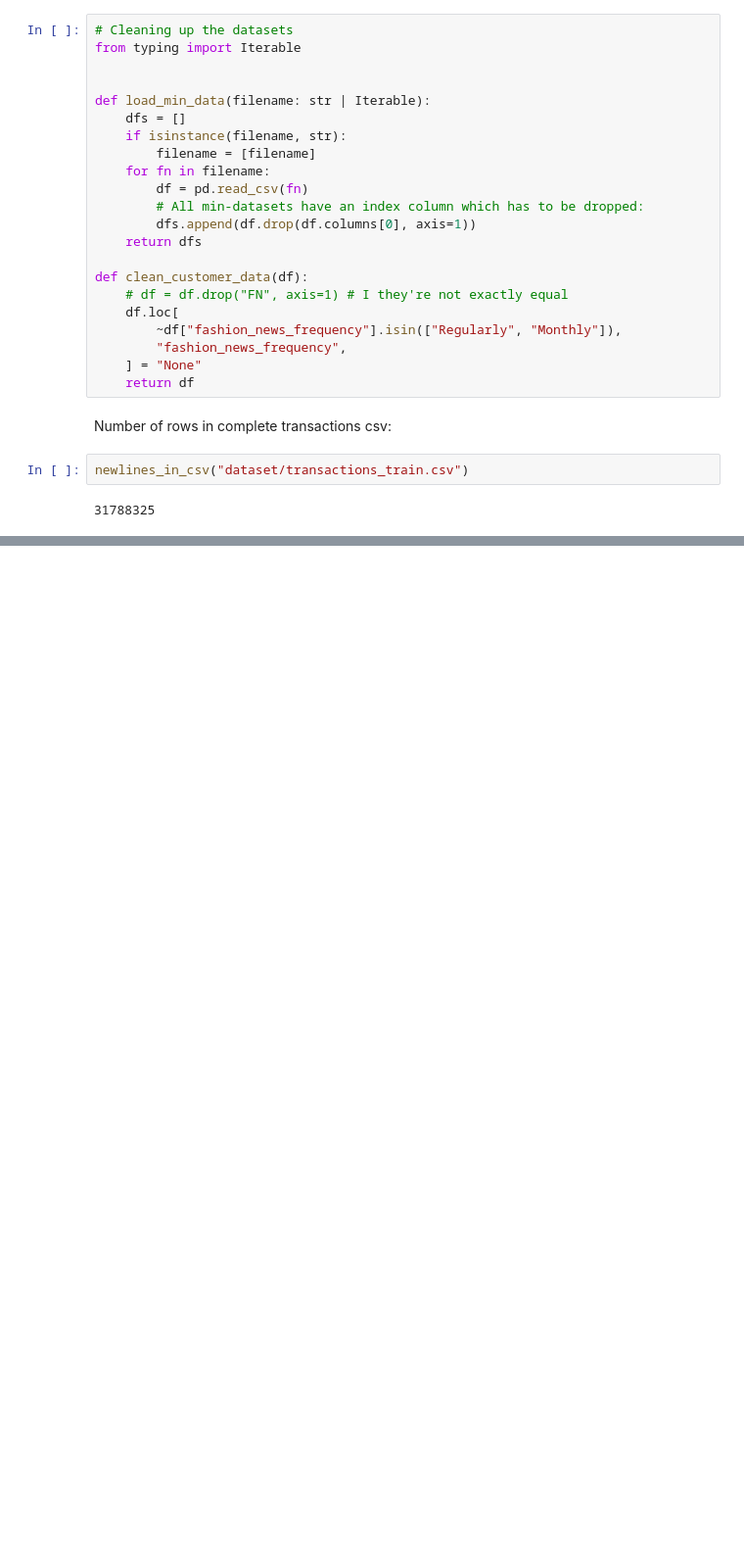
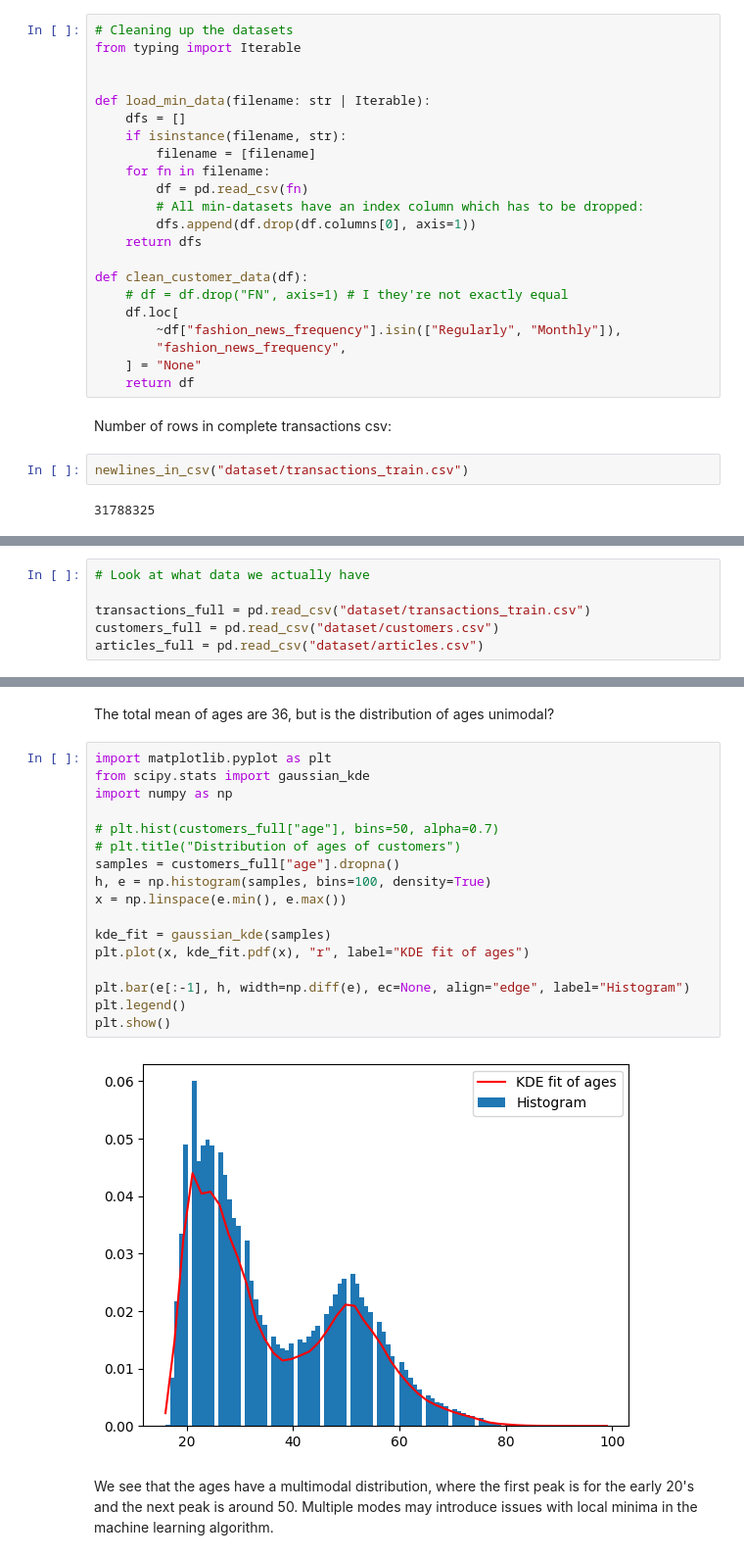
Before and after one commit to frederni/TMA4500-IndMat, a Jupyter notebook: explore_data.ipynb, the cells around one changed output, grey strips where cells are left out. Shown: that part at 98% size. Cells and saved outputs as stored; diff of their text form; blank space fills up the shorter version.

```diff
--- a/explore_data.ipynb
+++ b/explore_data.ipynb
@@ -263,0 +112,6 @@ In this case, two of the $k$ closest customers (including the customer itself) h
+# %%
+# Look at what data we actually have
+
+transactions_full = pd.read_csv("dataset/transactions_train.csv")
+customers_full = pd.read_csv("dataset/customers.csv")
+articles_full = pd.read_csv("dataset/articles.csv")
@@ -263,0 +178,23 @@ In this case, two of the $k$ closest customers (including the customer itself) h
+# %% [markdown]
+The total mean of ages are 36, but is the distribution of ages unimodal?
+# %%
+import matplotlib.pyplot as plt
+from scipy.stats import gaussian_kde
+import numpy as np
+
+# plt.hist(customers_full["age"], bins=50, alpha=0.7)
+# plt.title("Distribution of ages of customers")
+samples = customers_full["age"].dropna()
+h, e = np.histogram(samples, bins=100, density=True)
+x = np.linspace(e.min(), e.max())
+
+kde_fit = gaussian_kde(samples)
+plt.plot(x, kde_fit.pdf(x), "r", label="KDE fit of ages")
+
+plt.bar(e[:-1], h, width=np.diff(e), ec=None, align="edge", label="Histogram")
+plt.legend()
+plt.show()
+# %% [output]
+[figure, added]
+# %% [markdown]
+We see that the ages have a multimodal distribution, where the first peak is for the early 20's and the next peak is around 50. Multiple modes may introduce issues with local minima in the machine learning algorithm.
```
Also changed, not shown: parts of 13 cells of this notebook.
